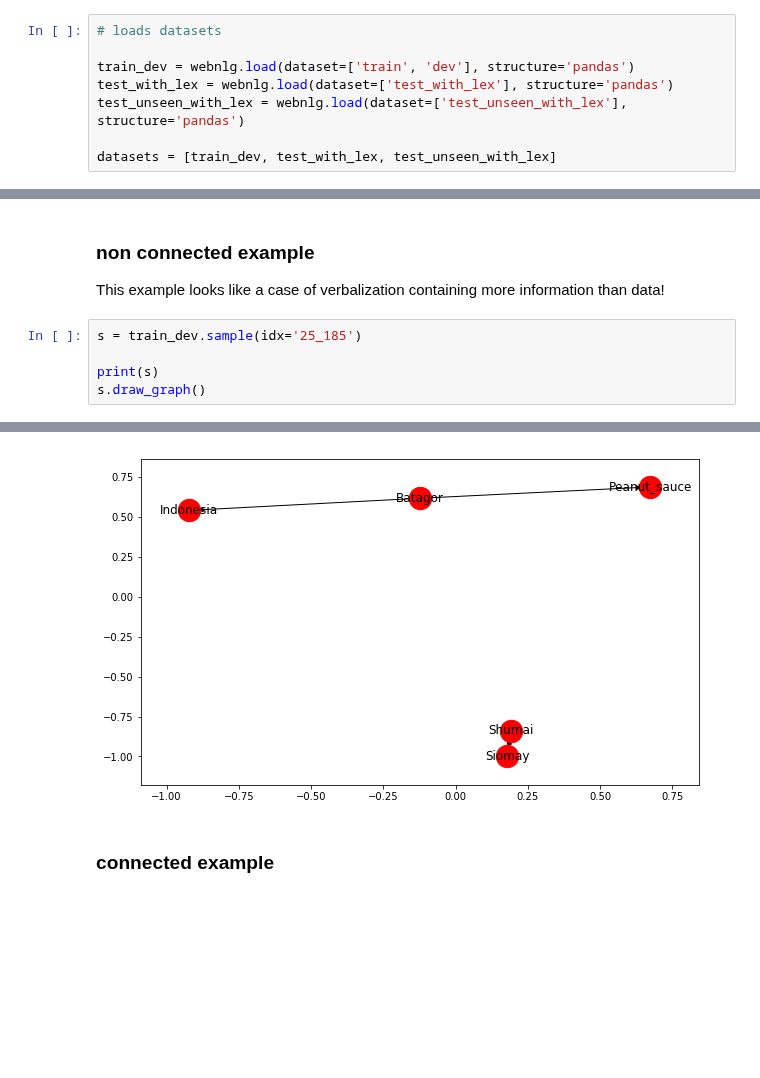
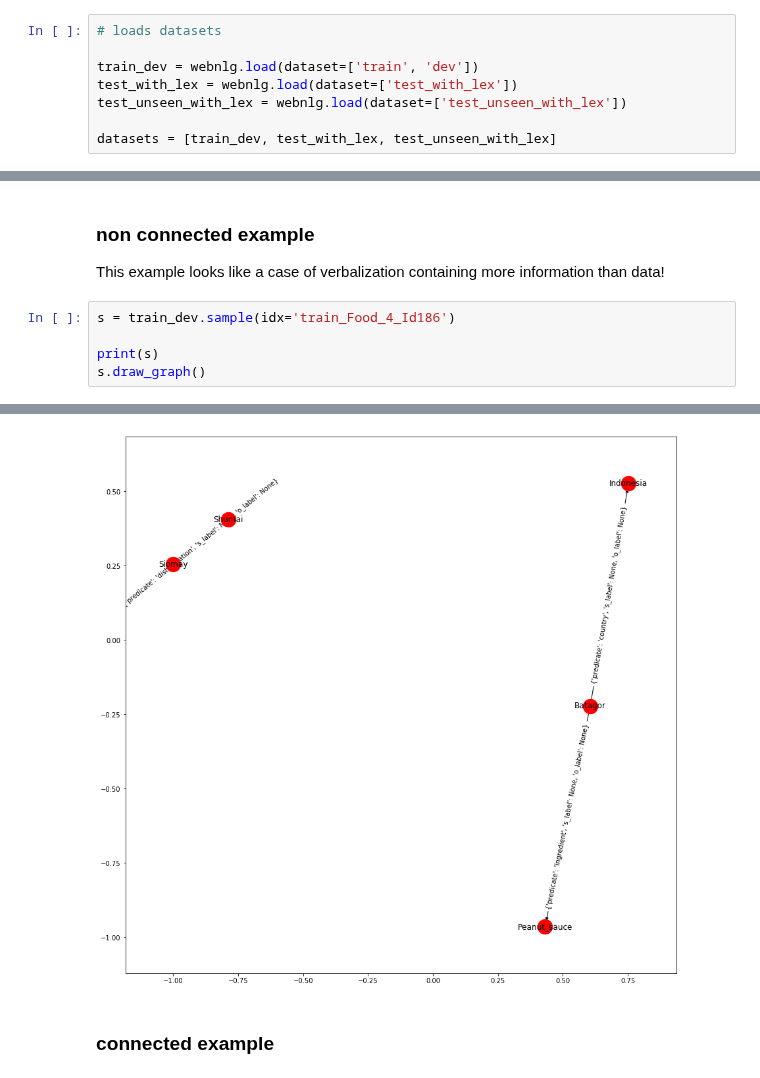
Before and after one commit to abevieiramota/challenge-webnlg, a Jupyter notebook: notebook/1 - Exploratory Data Analysis.ipynb, the cells around one changed output, grey strips where cells are left out. Drawn from its saved outputs; the diff is of its cells as text; blank space fills up the shorter version.

```diff
--- a/notebook/1 - Exploratory Data Analysis.ipynb
+++ b/notebook/1 - Exploratory Data Analysis.ipynb
@@ -36,9 +37,9 @@ dict_keys(['dev', 'train', 'test_no_lex', 'test_unseen_with_lex', 'test_with_lex
 # %%
 # loads datasets
 
-train_dev = webnlg.load(dataset=['train', 'dev'], structure='pandas')
-test_with_lex = webnlg.load(dataset=['test_with_lex'], structure='pandas')
-test_unseen_with_lex = webnlg.load(dataset=['test_unseen_with_lex'], structure='pandas')
+train_dev = webnlg.load(dataset=['train', 'dev'])
+test_with_lex = webnlg.load(dataset=['test_with_lex'])
+test_unseen_with_lex = webnlg.load(dataset=['test_unseen_with_lex'])
 
 datasets = [train_dev, test_with_lex, test_unseen_with_lex]
 # %%
@@ -789,7 +770,7 @@ is there a path between any pair of triples?
 
 This example looks like a case of verbalization containing more information than data!
 # %%
-s = train_dev.sample(idx='25_185')
+s = train_dev.sample(idx='train_Food_4_Id186')
 
 print(s)
 s.draw_graph()
@@ -811,5 +796,5 @@ Shumai is a variation of Siomay and they are both types of the same dish. Batago
 Batagor, a variant of Shumai and Siomay, contains peanut sauce and originates from Indonesia.
-[figure, old version]
+[figure, new version]
 # %% [markdown]
 ### connected example
 # %%
```
Also changed, not shown: parts of 29 cells of this notebook, 4 other files.
